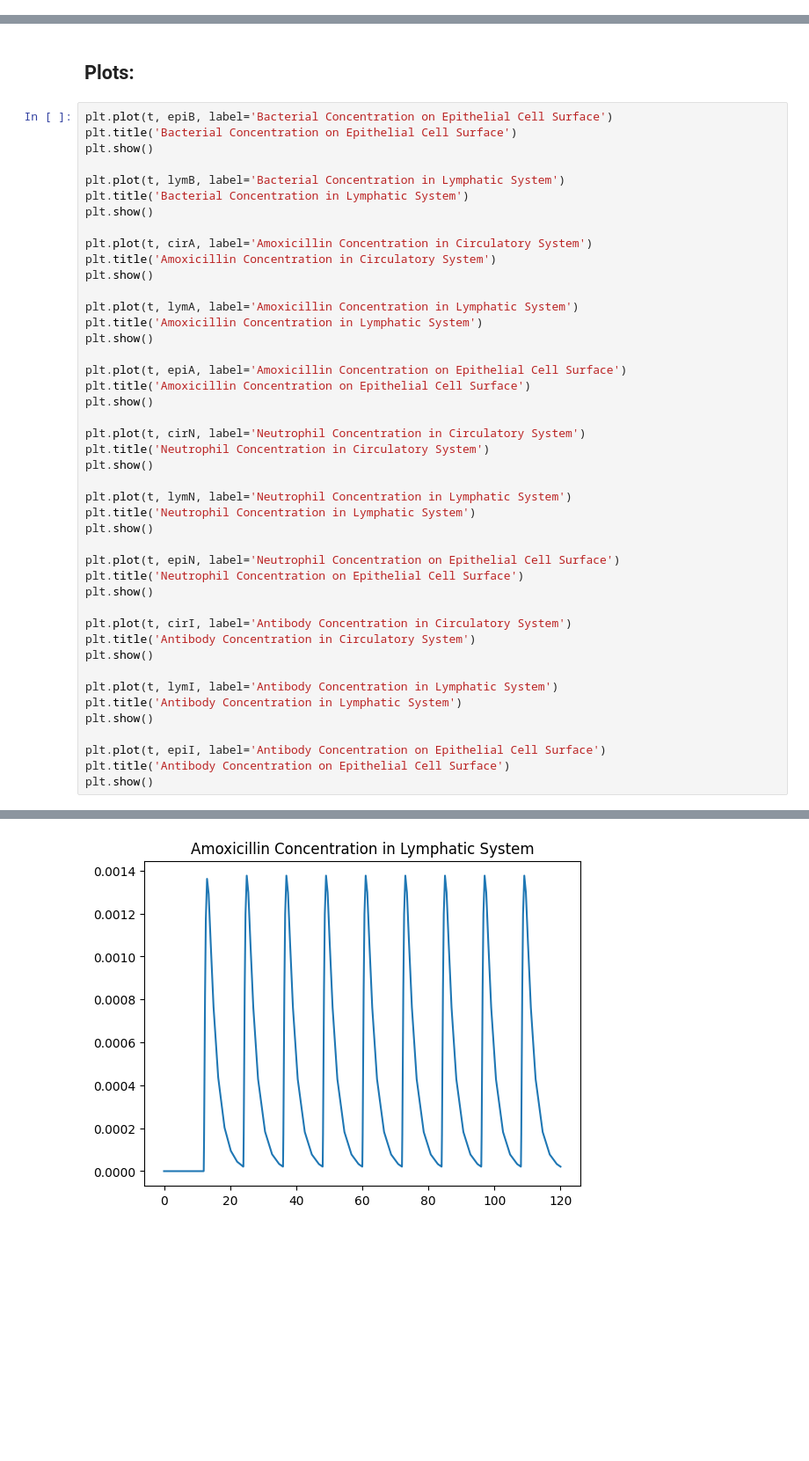
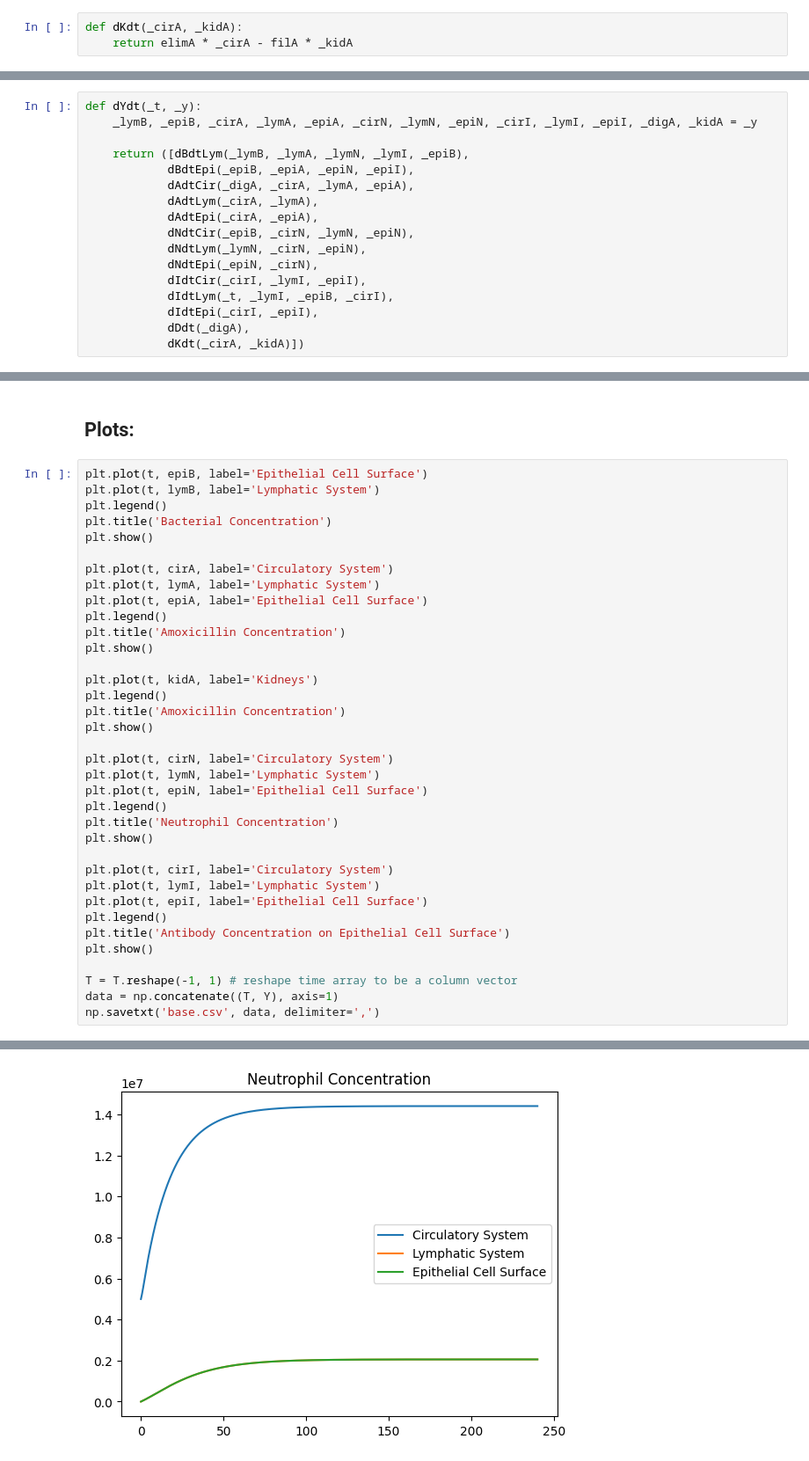
Before and after one commit to Ablacat/BME260PBL1, a Jupyter notebook: main.ipynb, the cells around one changed output, grey strips where cells are left out. Shown at 88% size. Cells and saved outputs as stored; diff of their text form; blank space fills up the shorter version.

Commit message:
add neutropenia functionality and csv data export

```diff
--- a/main.ipynb
+++ b/main.ipynb
@@ -219,0 +172,3 @@ t = T
+# %%
+def dKdt(_cirA, _kidA):
+    return elimA * _cirA - filA * _kidA
@@ -219,0 +177,17 @@ t = T
+# %%
+def dYdt(_t, _y):
+    _lymB, _epiB, _cirA, _lymA, _epiA, _cirN, _lymN, _epiN, _cirI, _lymI, _epiI, _digA, _kidA = _y
+
+    return ([dBdtLym(_lymB, _lymA, _lymN, _lymI, _epiB),
+            dBdtEpi(_epiB, _epiA, _epiN, _epiI),
+            dAdtCir(_digA, _cirA, _lymA, _epiA),
+            dAdtLym(_cirA, _lymA),
+            dAdtEpi(_cirA, _epiA),
+            dNdtCir(_epiB, _cirN, _lymN, _epiN),
+            dNdtLym(_lymN, _cirN, _epiN),
+            dNdtEpi(_epiN, _cirN),
+            dIdtCir(_cirI, _lymI, _epiI),
+            dIdtLym(_t, _lymI, _epiB, _cirI),
+            dIdtEpi(_cirI, _epiI),
+            dDdt(_digA),
+            dKdt(_cirA, _kidA)])
@@ -220,47 +242,39 @@ t = T
 # %% [markdown]
 ## Plots:
 # %%
-plt.plot(t, epiB, label='Bacterial Concentration on Epithelial Cell Surface')
-plt.title('Bacterial Concentration on Epithelial Cell Surface')
+plt.plot(t, epiB, label='Epithelial Cell Surface')
+plt.plot(t, lymB, label='Lymphatic System')
+plt.legend()
+plt.title('Bacterial Concentration')
 plt.show()
 
-plt.plot(t, lymB, label='Bacterial Concentration in Lymphatic System')
-plt.title('Bacterial Concentration in Lymphatic System')
+plt.plot(t, cirA, label='Circulatory System')
+plt.plot(t, lymA, label='Lymphatic System')
+plt.plot(t, epiA, label='Epithelial Cell Surface')
+plt.legend()
+plt.title('Amoxicillin Concentration')
 plt.show()
 
-plt.plot(t, cirA, label='Amoxicillin Concentration in Circulatory System')
-plt.title('Amoxicillin Concentration in Circulatory System')
+plt.plot(t, kidA, label='Kidneys')
+plt.legend()
+plt.title('Amoxicillin Concentration')
 plt.show()
 
-plt.plot(t, lymA, label='Amoxicillin Concentration in Lymphatic System')
-plt.title('Amoxicillin Concentration in Lymphatic System')
+plt.plot(t, cirN, label='Circulatory System')
+plt.plot(t, lymN, label='Lymphatic System')
+plt.plot(t, epiN, label='Epithelial Cell Surface')
+plt.legend()
+plt.title('Neutrophil Concentration')
 plt.show()
 
-plt.plot(t, epiA, label='Amoxicillin Concentration on Epithelial Cell Surface')
-plt.title('Amoxicillin Concentration on Epithelial Cell Surface')
+plt.plot(t, cirI, label='Circulatory System')
+plt.plot(t, lymI, label='Lymphatic System')
+plt.plot(t, epiI, label='Epithelial Cell Surface')
+plt.legend()
+plt.title('Antibody Concentration on Epithelial Cell Surface')
 plt.show()
 
-plt.plot(t, cirN, label='Neutrophil Concentration in Circulatory System')
-plt.title('Neutrophil Concentration in Circulatory System')
-plt.show()
-
-plt.plot(t, lymN, label='Neutrophil Concentration in Lymphatic System')
-plt.title('Neutrophil Concentration in Lymphatic System')
-plt.show()
-
-plt.plot(t, epiN, label='Neutrophil Concentration on Epithelial Cell Surface')
-plt.title('Neutrophil Concentration on Epithelial Cell Surface')
-plt.show()
-
-plt.plot(t, cirI, label='Antibody Concentration in Circulatory System')
-plt.title('Antibody Concentration in Circulatory System')
-plt.show()
-
-plt.plot(t, lymI, label='Antibody Concentration in Lymphatic System')
-plt.title('Antibody Concentration in Lymphatic System')
-plt.show()
-
-plt.plot(t, epiI, label='Antibody Concentration on Epithelial Cell Surface')
-plt.title('Antibody Concentration on Epithelial Cell Surface')
-plt.show()
+T = T.reshape(-1, 1) # reshape time array to be a column vector
+data = np.concatenate((T, Y), axis=1)
+np.savetxt('base.csv', data, delimiter=',')
 # %% [output]
@@ -270 +284 @@ plt.show()
-[figure, old version]
+[figure, new version]
```
Also changed, not shown: parts of 28 cells of this notebook, 1 other file.
